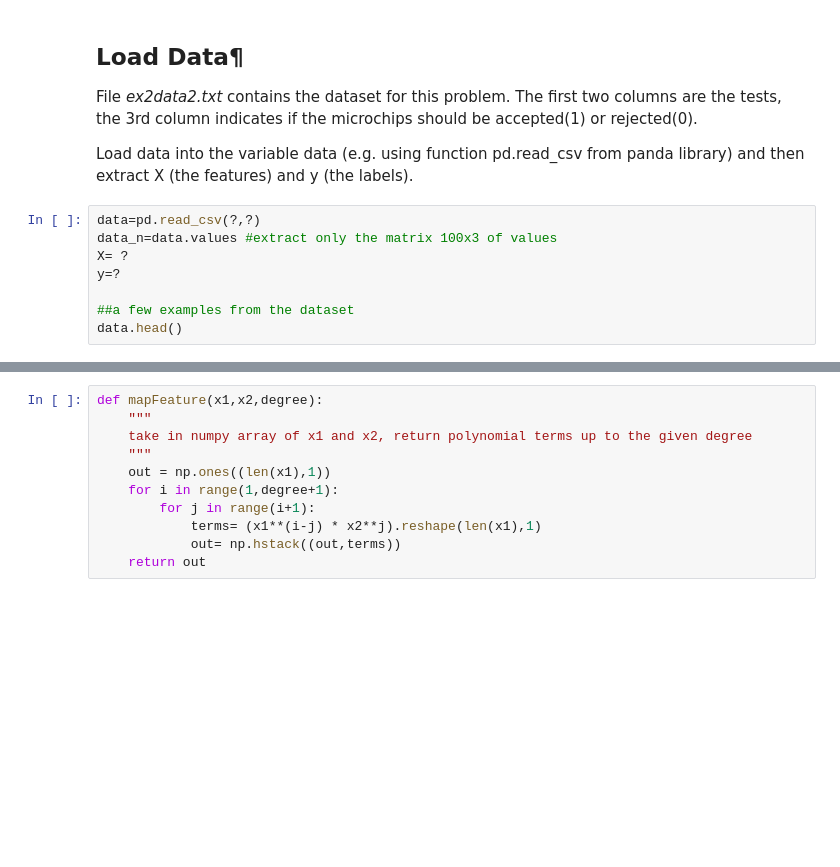
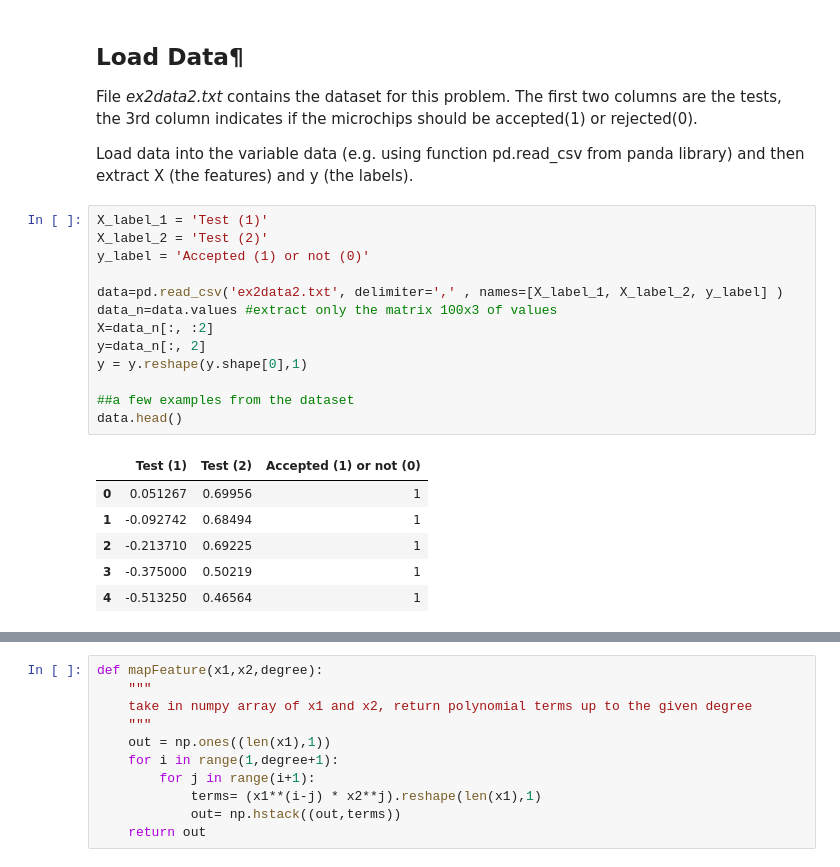
Before and after one commit to pedrovt/aa-labs, a Jupyter notebook: Lab3-LogisticRegression/ML_Regularized_LogReg.ipynb, the cells around one changed output, grey strips where cells are left out. Saved outputs shown, nothing was run; the diff lists cells and outputs as text; blank space fills up the shorter version.

```diff
--- a/Lab3-LogisticRegression/ML_Regularized_LogReg.ipynb
+++ b/Lab3-LogisticRegression/ML_Regularized_LogReg.ipynb
@@ -20,12 +20,24 @@ The first two columns are the tests, the 3rd column indicates if the microchips
 
 Load data into the variable data (e.g. using function pd.read_csv from panda library) and then extract X (the features) and y (the labels).
 # %%
-data=pd.read_csv(?,?)
+X_label_1 = 'Test (1)'
+X_label_2 = 'Test (2)'
+y_label = 'Accepted (1) or not (0)'
+
+data=pd.read_csv('ex2data2.txt', delimiter=',' , names=[X_label_1, X_label_2, y_label] )
 data_n=data.values #extract only the matrix 100x3 of values
-X= ?
-y=?
+X=data_n[:, :2]
+y=data_n[:, 2]
+y = y.reshape(y.shape[0],1)
 
 ##a few examples from the dataset
 data.head()
+# %% [output]
+|  | Test (1) | Test (2) | Accepted (1) or not (0) |
+| 0 | 0.051267 | 0.69956 | 1 |
+| 1 | -0.092742 | 0.68494 | 1 |
+| 2 | -0.213710 | 0.69225 | 1 |
+| 3 | -0.375000 | 0.50219 | 1 |
+| 4 | -0.513250 | 0.46564 | 1 |
 # %%
 data.describe()
```
Also changed, not shown: parts of 13 cells of this notebook.
